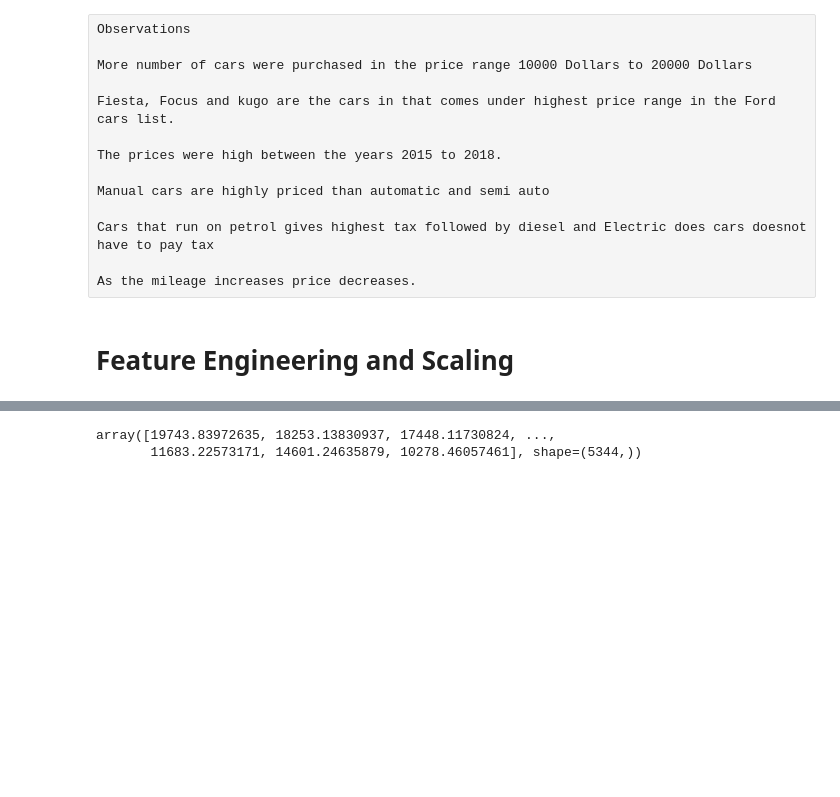
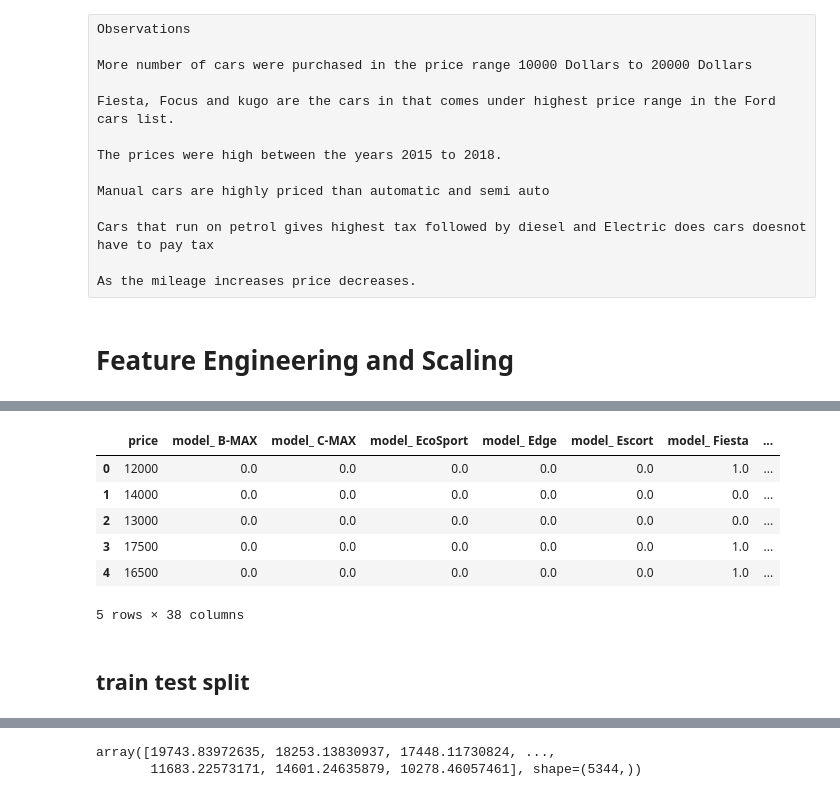
Before and after one commit to princejha-dev/ML-Python-Models, a Jupyter notebook: Car Price Prediction/car.ipynb, the cells around one changed output, grey strips where cells are left out. Saved outputs shown, nothing was run; the diff lists cells and outputs as text; code cells hidden in the pictures; blank space fills up the shorter version.

```diff
--- a/Car Price Prediction/car.ipynb
+++ b/Car Price Prediction/car.ipynb
@@ -338,0 +342,7 @@ X
+# %%
+num_cols = ['age','mileage','tax','mpg','engineSize']
+
+scaler = StandardScaler()
+df_scaled = scaler.fit_transform(df_encoded[num_cols])
+# %%
+df_scaled = pd.DataFrame(df_scaled,columns=scaler.get_feature_names_out(num_cols),index=df_encoded.index)
@@ -338,0 +358,14 @@ X
+# %%
+final_df = pd.concat([df_encoded.drop(columns=num_cols),df_scaled],axis=1)
+# %%
+final_df.head()
+# %% [output]
+|  | price | model_ B-MAX | model_ C-MAX | model_ EcoSport | model_ Edge | model_ Escort | model_ Fiesta | ... |
+| 0 | 12000 | 0.0 | 0.0 | 0.0 | 0.0 | 0.0 | 1.0 | ... |
+| 1 | 14000 | 0.0 | 0.0 | 0.0 | 0.0 | 0.0 | 0.0 | ... |
+| 2 | 13000 | 0.0 | 0.0 | 0.0 | 0.0 | 0.0 | 0.0 | ... |
+| 3 | 17500 | 0.0 | 0.0 | 0.0 | 0.0 | 0.0 | 1.0 | ... |
+| 4 | 16500 | 0.0 | 0.0 | 0.0 | 0.0 | 0.0 | 1.0 | ... |
+5 rows × 38 columns
+# %% [markdown]
+## train test split
```
Also changed, not shown: parts of 23 cells of this notebook, 1 other file.
